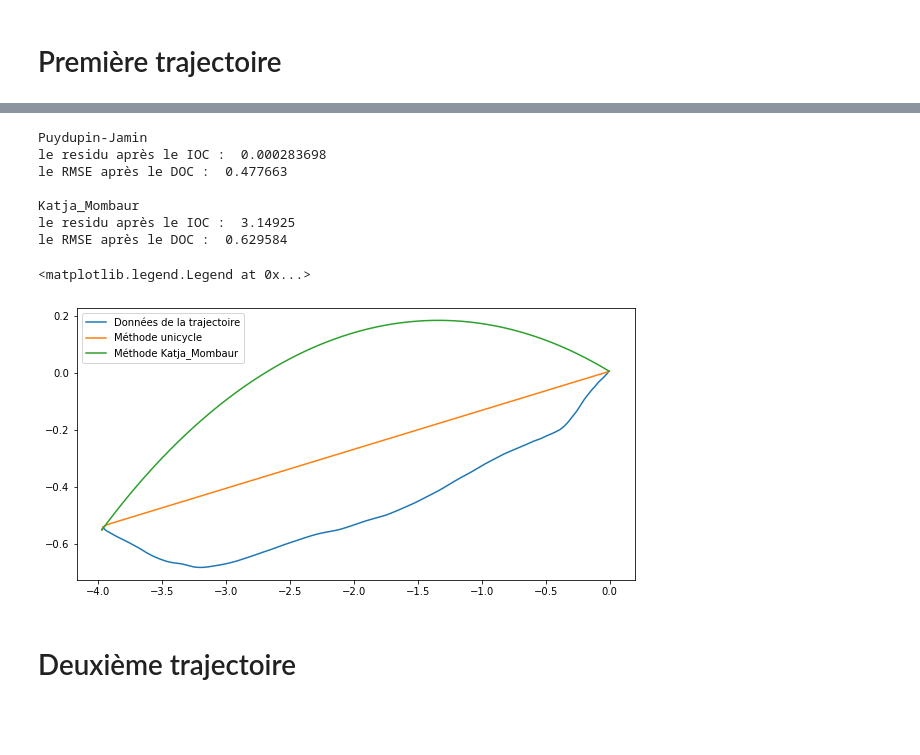
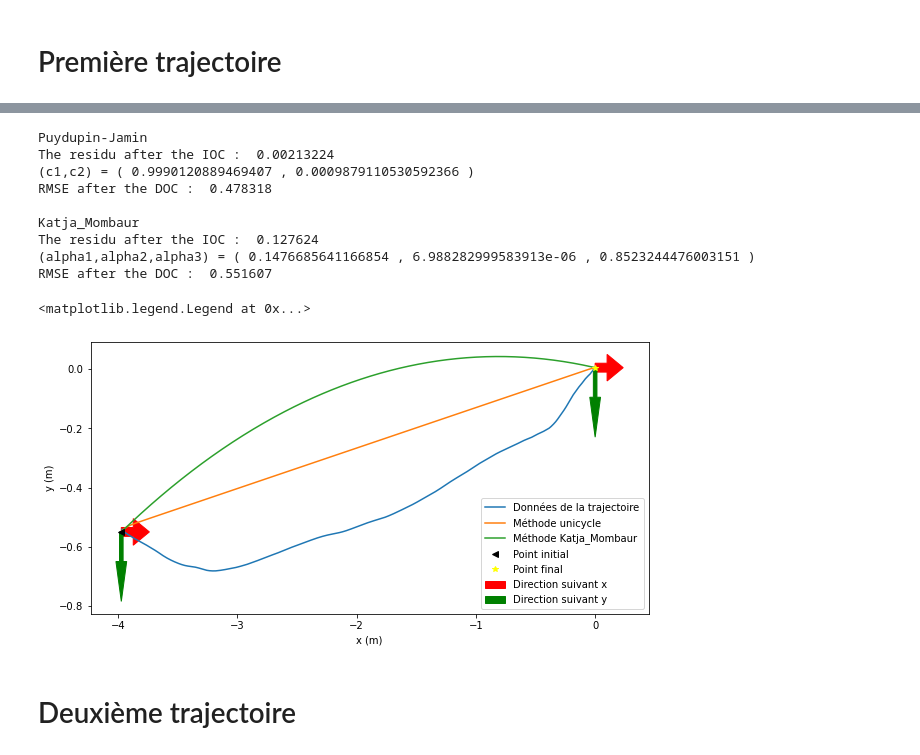
Before and after one commit to Zasfour/Locomotion-humain, a Jupyter notebook: Donnée_sur_les_modèles.ipynb, the cells around one changed output, grey strips where cells are left out. Drawn from its saved outputs; the diff is of its cells as text; code cells hidden in the pictures; blank space fills up the shorter version.

Commit message:
J'avais un problème dans le fichier 'donné sur le modèle' un problème avec le résidue de Katja_Mombaur, je l'ai résoud

```diff
--- a/Donnée_sur_les_modèles.ipynb
+++ b/Donnée_sur_les_modèles.ipynb
@@ -25,7 +25,7 @@ from casadi import *
 #- de 60 à la fin : trajectoire du suject 10
 # %%
 def plot_traj(name,ind):
-    plt.subplot(3,3,ind*3+1)
+    plt.subplot(1,3,ind+1)
     m = np.loadtxt(name)
     plt.plot(m[0],m[1],color='green',label='mean traj')
     plt.plot(m[6],m[7],color='green',linewidth=0.75,alpha = 0.5,label='individual traj')
@@ -480,17 +499,25 @@ def Katja_Mombaur_IOC (R_K,U1,U2,U3 ,V1,V2,W,X,Y,THETA,Xi,Xf) :
     Alpha3 = sol.value (alpha3)
 
     return Alpha1, Alpha2, Alpha3 , sol.value(Lambda)
+# %%
+def distance (x,y, eps):
+    if x-y > 0 :
+        return eps
+    else :
+        return -eps
 # %% [markdown]
 # Première trajectoire
 # %%
 T1 = np.loadtxt("human_traj_1.dat")
 # %%
+M = vertcat(T1[5][1:],0)
+
 X1 = T1[0]
 X2 = T1[1]
-X3 = T1[5]
+X3 = T1[4]
 
-U1 = T1[2]*cos(T1[4])
-U2 = (K(T1[5])-T1[5])/taux
+U1 = sqrt(T1[2]**2+T1[3]**2)
+U2 = (M-T1[5])/taux
 
 
 Xi = [X1[0],X2[0],X3[0]]
@@ -507,16 +534,19 @@ x3f = Xf[-1]
 
 X = T1[0]
 Y = T1[1]
-THETA = T1[5]
+THETA = T1[4]
 
 V1 = T1[2]
 V2 = T1[3]
-W  = (K(T1[5])-T1[5])/taux
+W  = (M-T1[5])/taux
 
+M1 = vertcat(V1[1:],0)
+M2 = vertcat(W[1:],0)
+M3 = vertcat(V2[1:],0)
 
-U1_1 = (K(V1)-V1)/taux
-U2_1 = (K(W)-W)/taux
-U3_1 = (K(V2)-V2)/taux
+U1_1 = (M1-V1)/taux
+U2_1 = (M2-W)/taux
+U3_1 = (M3-V2)/taux
 # %%
 ## Puydupin-Jamin
 
@@ -524,7 +554,7 @@ c1, c2, Lambda = Unicycle_IOC (R_U, U1,U2,X1,X2,X3,Xi,Xf)
 
 Residue_Unicycle_IOC = R_U(U1,U2,X1,X2,X3, Lambda, c1, c2 , x1i,x2i,x3i, x1f,x2f,x3f )
 
-X1_S1 ,X2_S1,X3_S1,U1_S1,U2_S1  = Unicycle_DOC (f, Xi , Xf , c1 , c2)
+X1_S1 ,X2_S1,X3_S1,U1_S1,U2_S1  = Unicycle_DOC ( Xi , Xf , c1 , c2)
 
 
 ## Katja_Mombaur
@@ -533,5 +563,5 @@ alpha1, alpha2, alpha3, Lambda = Katja_Mombaur_IOC (R_K,U1_1,U2_1,U3_1, V1,V2,W,
 
 Residue_Mombaur_IOC  = R_K(U1_1,U2_1,U3_1,V1,W,V2,X,Y,THETA, Lambda, alpha1, alpha2, alpha3, xi,yi,thetai, xf,yf,thetaf  )
 
-X_S1,Y_S1,THETA_S1, V1_S1,V2_S1,W_S1 = Katja_Mombaur_DOC (f,K, Xi, Xf, alpha1, alpha2, alpha3)
+X_S1,Y_S1,THETA_S1, V1_S1,V2_S1,W_S1, U1_S1,U2_S1,U3_S1 = Katja_Mombaur_DOC (Xi, Xf, alpha1, alpha2, alpha3)
 # %% [output]
@@ -558,31 +588,47 @@ RMSE_Mombaur = sqrt((dot(X1-X_S1, X1-X_S1 ) + dot(X2-Y_S1, X2-Y_S1 ))/n)
 # %%
 print("Puydupin-Jamin")
-print("le residu après le IOC : ", Residue_Unicycle_IOC)
-print("le RMSE après le DOC : ",RMSE_unicycle)
+print("The residu after the IOC : ", Residue_Unicycle_IOC)
+print("(c1,c2) = (", c1,",",c2,")")
+print("RMSE after the DOC : ",RMSE_unicycle)
+
 
 print()
 
 
 print("Katja_Mombaur")
-print("le residu après le IOC : ",Residue_Mombaur_IOC)
-print("le RMSE après le DOC : ",RMSE_Mombaur)
+print("The residu after the IOC : ",Residue_Mombaur_IOC)
+print("(alpha1,alpha2,alpha3) = (", alpha1,",",alpha2,",",alpha3,")")
+print("RMSE after the DOC : ",RMSE_Mombaur)
 # %% [output]
 Puydupin-Jamin
-le residu après le IOC :  0.000283698
-le RMSE après le DOC :  0.477663
+The residu after the IOC :  0.00213224
+(c1,c2) = ( 0.9990120889469407 , 0.0009879110530592366 )
+RMSE after the DOC :  0.478318
 
 Katja_Mombaur
-le residu après le IOC :  3.14925
-le RMSE après le DOC :  0.629584
+The residu after the IOC :  0.127624
+(alpha1,alpha2,alpha3) = ( 0.1476685641166854 , 6.988282999583913e-06 , 0.8523244476003151 )
+RMSE after the DOC :  0.551607
 # %%
 plt.figure(figsize = (10,5))
 plt.plot(X1,X2, label = 'Données de la trajectoire' )
 plt.plot(X1_S1,X2_S1, label = 'Méthode unicycle')
 plt.plot(X_S1,Y_S1, label = 'Méthode Katja_Mombaur')
+
+plt.arrow(X1[0], X2[0], distance(X1[1],X1[0], 0.1),0, width = 0.03 , color = 'red', label = "Direction suivant x")
+plt.arrow(X1[0], X2[0], 0, distance(X2[1],X2[0],0.1), width = 0.03, color = 'green', label = "Direction suivant y")
+
+plt.arrow(X1[-1], X2[-1], distance(X1[-1],X1[n-2],0.1),0, width = 0.03, color = 'red')
+plt.arrow(X1[-1], X2[-1], 0, distance(X2[-1],X2[n-2],0.1), width = 0.03, color = 'green')
+
+plt.plot(Xi[0],Xi[1], '<', label = 'Point initial', color = 'black')
+plt.plot(Xf[0],Xf[1], '*', label = 'Point final', color = 'yellow')
+plt.ylabel("y (m)")
+plt.xlabel("x (m)")
 plt.legend()
 # %% [output]
 <matplotlib.legend.Legend at 0x...>
-[figure, old version]
+[figure, new version]
 # %% [markdown]
 # Deuxième trajectoire
 # %%
```
Also changed, not shown: parts of 34 cells of this notebook, 3 other files.
